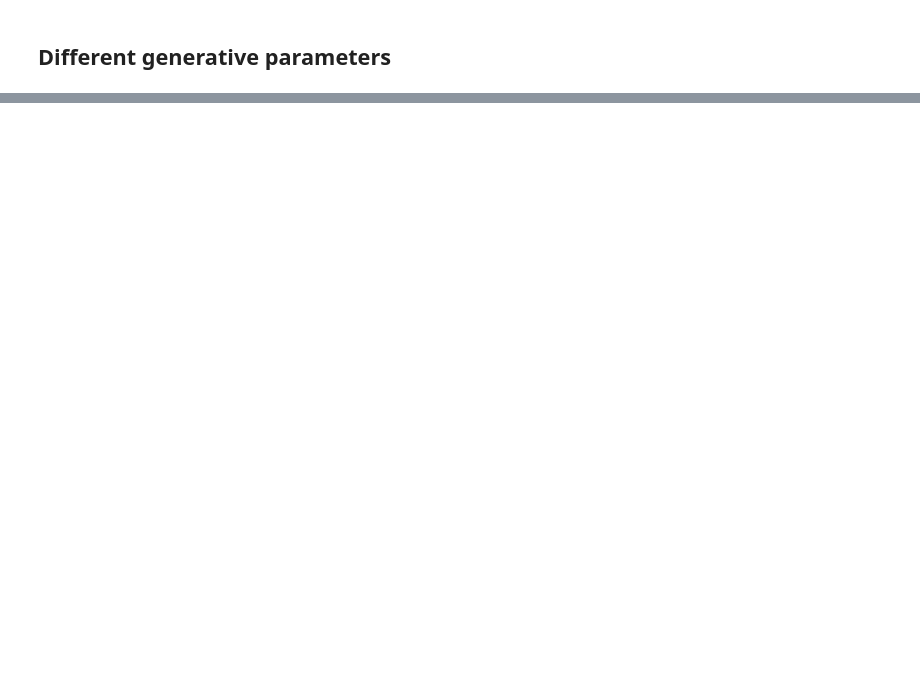
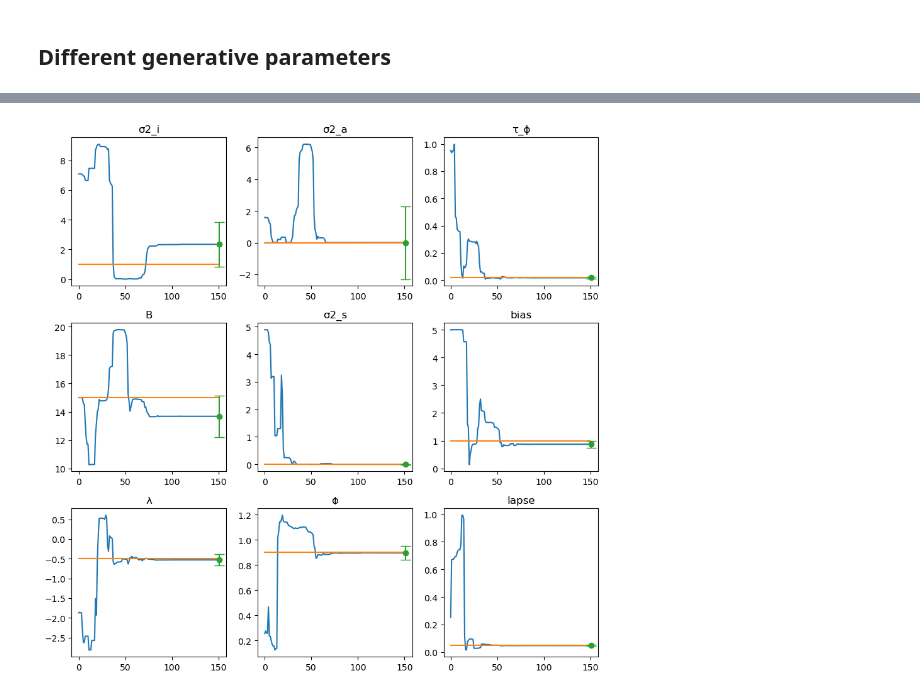
Before and after one commit to Brody-Lab/PulseInputDDM.jl, a Jupyter notebook: examples/choice model/recover_choice_model_x0.ipynb, the cells around one changed output, grey strips where cells are left out. Drawn from its saved outputs; the diff is of its cells as text; code cells hidden in the pictures; blank space fills up the shorter version.

```diff
--- a/examples/choice model/recover_choice_model_x0.ipynb
+++ b/examples/choice model/recover_choice_model_x0.ipynb
@@ -487,0 +592,2 @@ tight_layout()
+# %%
+corrected_H_20K_2[1] = eigvecs(H_20K_2[1]) * Diagonal(vcat(2*β1, eigvals(H_20K_2[1])[2:end])) * inv(eigvecs(H_20K_2[1]))
@@ -487,0 +618,2 @@ tight_layout()
+# %%
+CIs_20K_2 = 2 * sqrt.(diag(inv(corrected_H_20K_2[1])))
@@ -487,0 +631,18 @@ tight_layout()
+# %%
+num_rows, num_cols = 3,3
+fig, ax = subplots(num_rows, num_cols, figsize=(9,9))
+name = ["σ2_i", "B", "λ", "σ2_a", "σ2_s", "ϕ", "τ_ϕ", "bias", "lapse"]
+
+for i in 1:9
+
+    ax[i].plot(traces_20K_2[1][i,:])
+    ax[i].plot(collect(Flatten.flatten(θ_generative_2))[i] * ones(maximum(length(traces_20K_2[1][i,:]))))
+    ax[i].set_title(name[i])
+
+    ax[i].errorbar(size(traces_20K_2[1], 2), x_fit_20K_2[1][i], yerr=CIs_20K_2[i], fmt="o",
+        capsize=6)
+end
+
+tight_layout()
+# %% [output]
+[figure, added]
```
Also changed, not shown: parts of 43 cells of this notebook, 13 other files.
